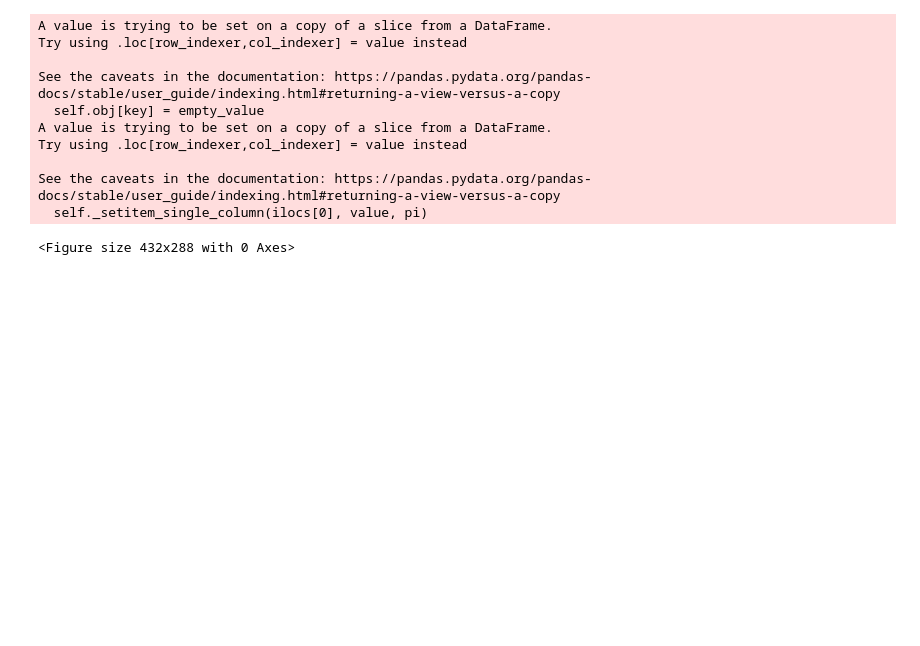
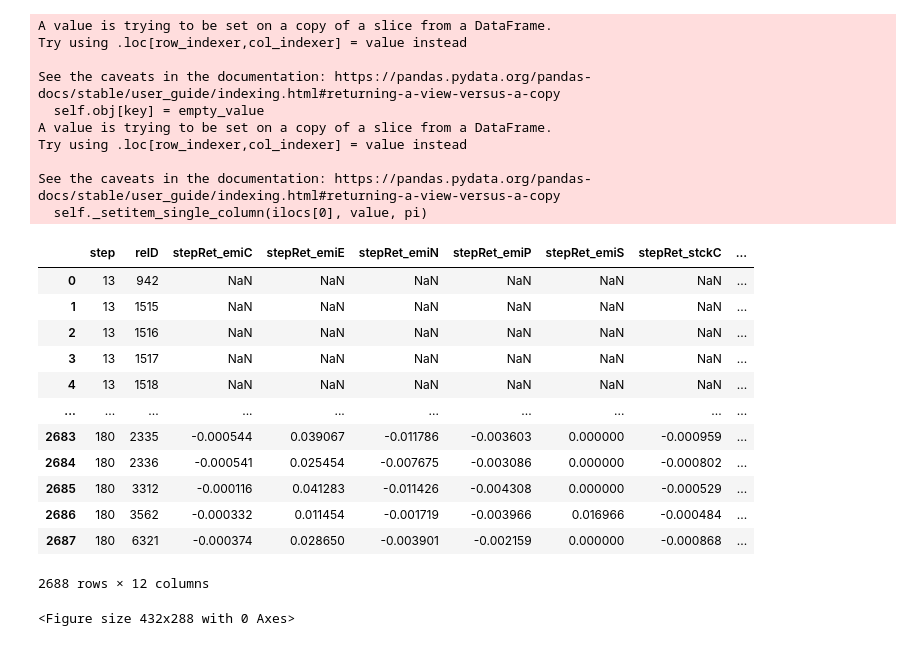
Before and after one commit to MoniSoto/MoTMo, a Jupyter notebook: jupyter_notebooks/initial_analysis.ipynb, the cells around one changed output. Saved outputs shown, nothing was run; the diff lists cells and outputs as text; code cells hidden in the pictures; blank space fills up the shorter version.

```diff
--- a/jupyter_notebooks/initial_analysis.ipynb
+++ b/jupyter_notebooks/initial_analysis.ipynb
@@ -82,6 +95,22 @@ Try using .loc[row_indexer,col_indexer] = value instead
 
 See the caveats in the documentation: https://pandas.pydata.org/pandas-docs/stable/user_guide/indexing.html#returning-a-view-versus-a-copy
   self._setitem_single_column(ilocs[0], value, pi)
+# %%
+hh_df2
+# %% [output]
+|  | step | reID | stepRet_emiC | stepRet_emiE | stepRet_emiN | stepRet_emiP | stepRet_emiS | stepRet_stckC | ... |
+| 0 | 13 | 942 | NaN | NaN | NaN | NaN | NaN | NaN | ... |
+| 1 | 13 | 1515 | NaN | NaN | NaN | NaN | NaN | NaN | ... |
+| 2 | 13 | 1516 | NaN | NaN | NaN | NaN | NaN | NaN | ... |
+| 3 | 13 | 1517 | NaN | NaN | NaN | NaN | NaN | NaN | ... |
+| 4 | 13 | 1518 | NaN | NaN | NaN | NaN | NaN | NaN | ... |
+| ... | ... | ... | ... | ... | ... | ... | ... | ... | ... |
+| 2683 | 180 | 2335 | -0.000544 | 0.039067 | -0.011786 | -0.003603 | 0.000000 | -0.000959 | ... |
+| 2684 | 180 | 2336 | -0.000541 | 0.025454 | -0.007675 | -0.003086 | 0.000000 | -0.000802 | ... |
+| 2685 | 180 | 3312 | -0.000116 | 0.041283 | -0.011426 | -0.004308 | 0.000000 | -0.000529 | ... |
+| 2686 | 180 | 3562 | -0.000332 | 0.011454 | -0.001719 | -0.003966 | 0.016966 | -0.000484 | ... |
+| 2687 | 180 | 6321 | -0.000374 | 0.028650 | -0.003901 | -0.002159 | 0.000000 | -0.000868 | ... |
+2688 rows × 12 columns
 # %%
 def plot_df(df,regID):# this one already has the returns
     df.index = df['step']
```
Also changed, not shown: parts of 2 cells of this notebook, 9 other files.
